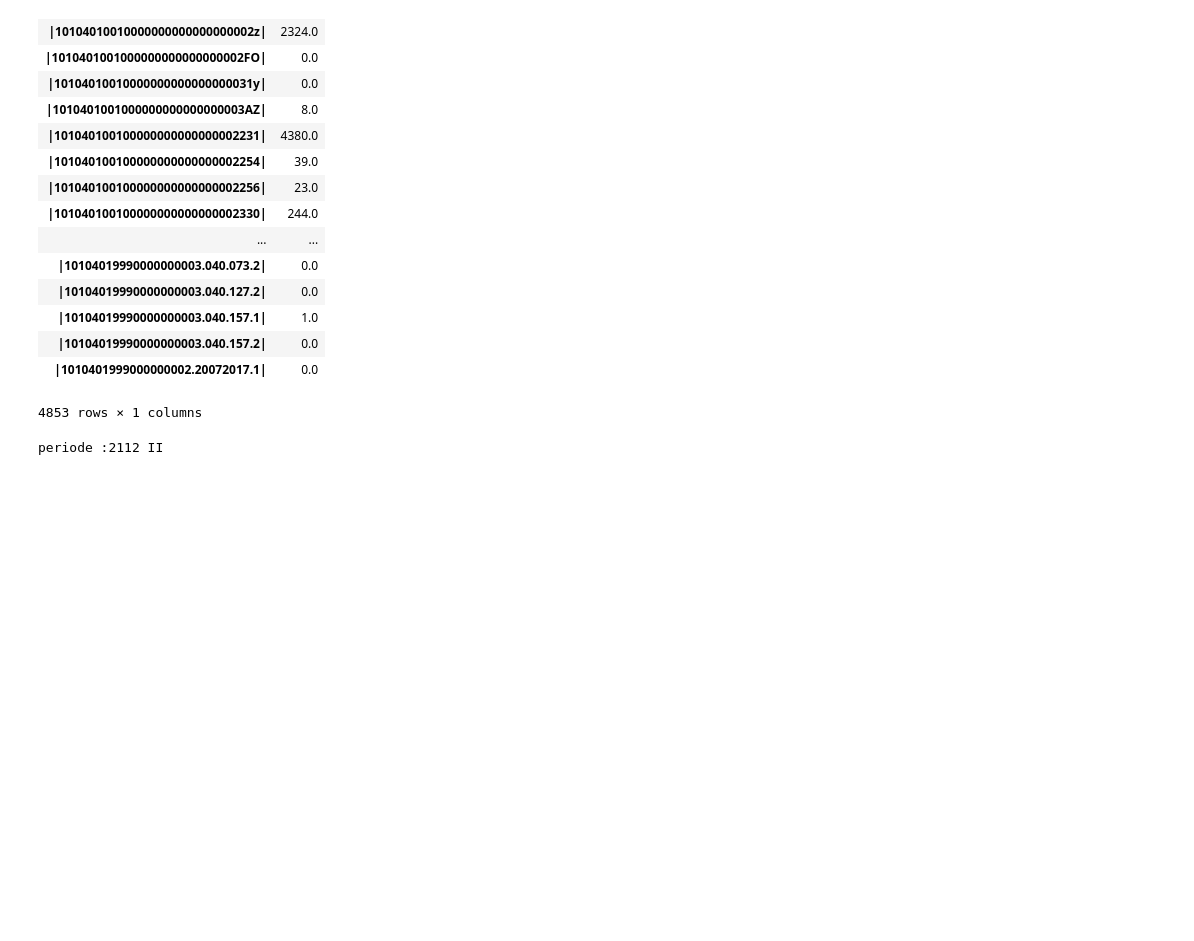
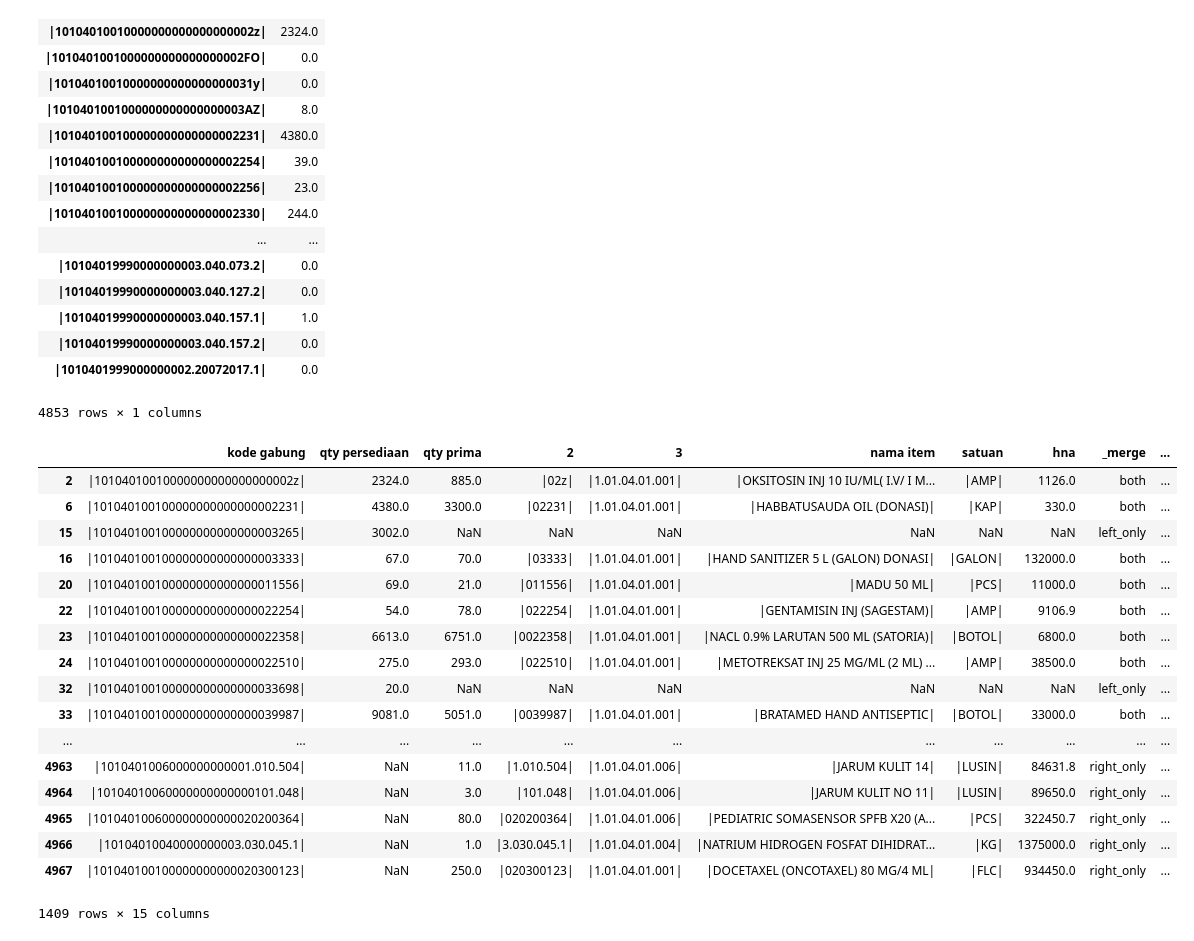
Before and after one commit to siaris/myNotebook, a Jupyter notebook: uji kuantitas.ipynb, the cells around one changed output. Drawn from its saved outputs; the diff is of its cells as text; code cells hidden in the pictures; blank space fills up the shorter version.

```diff
--- a/uji kuantitas.ipynb
+++ b/uji kuantitas.ipynb
@@ -2,11 +2,11 @@
 import pandas as pd
 import numpy as np
 # %%
-DS = pd.read_excel (r'Documents\uji-simak-2101.xls', sheet_name=input("sheet name simak:"), header=None)
+DS = pd.read_excel (r'C:\Users\ARIS\Documents\uji-simak-2101.xls', sheet_name=input("sheet name simak:"), header=None)
 # %% [output]
 sheet name simak:rinci pr 2112 I
 # %%
-DP = pd.read_excel (r'Documents\uji-simak-2101.xls', sheet_name=input("sheet name prima:"), header=None)
+DP = pd.read_excel (r'C:\Users\ARIS\Documents\uji-simak-2101.xls', sheet_name=input("sheet name prima:"), header=None)
 # %% [output]
 sheet name prima:rinci pr 2112
 # %%
@@ -41,30 +41,47 @@ DSG
 # %%
 DResCompare = komparasiDenganDesc(DSG,DP)
 DResCompare.loc[:,'selisih'] = DResCompare['1_y'].fillna(0) - DResCompare['1_x'].fillna(0)
 DResCompare.loc[:,'kodeTrans'] = np.where(DResCompare['selisih'] < 0, '|P02|', '|P01|')
 DResCompare.loc[:,'abs_selisih'] = DResCompare['selisih'].abs()
 DResCompare.loc[:,'nama item'] = "|" + DResCompare[4] + "|"
 DResCompare.loc[:,'satuan'] = "|" + DResCompare[5] + "|"
 DResCompare.loc[:,'hna'] = DResCompare[6]
 
 idTrans = '|024040100415448241KD2021Y0001'
 idx = 0
 #DResCompare.loc[:,'id_trans'] = idTrans + (np.where(DResCompare['selisih'] < 0,'K','M')) + '|'
 
 DResCompare['id_trans'] = DResCompare.iloc[:,1:].astype(str).\
 apply(lambda x: idTrans ,axis=1)
 DResCompare['mk_trans'] = DResCompare.iloc[:,1:].astype(str).\
 apply(lambda x: ('K' if x['kodeTrans'] == '|P02|' else 'M') + '|' ,axis=1)
 DResCompare['tgl_trans'] = DResCompare.iloc[:,1:].astype(str).\
 apply(lambda x: ('31-12-2021 23:00:00' if x['kodeTrans'] == '|P02|' else '01-12-2021 23:00:00'),axis=1)
 
 DResCompare.rename(columns={"key_0": "kode gabung", "1_x": "qty persediaan", "1_y": "qty prima"\
                            }, inplace = True)
 
 DResCompare[['kode gabung','qty persediaan','qty prima',2,3,'nama item','satuan','hna',\
              '_merge','selisih','kodeTrans','abs_selisih','id_trans','mk_trans','tgl_trans']]\
 [((DResCompare['_merge'] != 'both') | ((DResCompare['_merge'] == 'both')\
             & (DResCompare['qty persediaan'] != DResCompare['qty prima']))) & (DResCompare['selisih'] != 0)]\
-    .to_excel (r'Documents\hasil-uji-simak-'+input('periode :')+'.xls', index = False, header=True)
+    #.to_excel (r'Documents\hasil-uji-simak-'+input('periode :')+'.xls', index = False, header=True)
 # %% [output]
+|  | kode gabung | qty persediaan | qty prima | 2 | 3 | nama item | satuan | hna | _merge | ... |
+| 2 | |10104010010000000000000000002z| | 2324.0 | 885.0 | |02z| | |1.01.04.01.001| | |OKSITOSIN INJ 10 IU/ML( I.V/ I M... | |AMP| | 1126.0 | both | ... |
+| 6 | |101040100100000000000000002231| | 4380.0 | 3300.0 | |02231| | |1.01.04.01.001| | |HABBATUSAUDA OIL (DONASI)| | |KAP| | 330.0 | both | ... |
+| 15 | |101040100100000000000000003265| | 3002.0 | NaN | NaN | NaN | NaN | NaN | NaN | left_only | ... |
+| 16 | |101040100100000000000000003333| | 67.0 | 70.0 | |03333| | |1.01.04.01.001| | |HAND SANITIZER 5 L (GALON) DONASI| | |GALON| | 132000.0 | both | ... |
+| 20 | |101040100100000000000000011556| | 69.0 | 21.0 | |011556| | |1.01.04.01.001| | |MADU 50 ML| | |PCS| | 11000.0 | both | ... |
+| 22 | |101040100100000000000000022254| | 54.0 | 78.0 | |022254| | |1.01.04.01.001| | |GENTAMISIN INJ (SAGESTAM)| | |AMP| | 9106.9 | both | ... |
+| 23 | |101040100100000000000000022358| | 6613.0 | 6751.0 | |0022358| | |1.01.04.01.001| | |NACL 0.9% LARUTAN 500 ML (SATORIA)| | |BOTOL| | 6800.0 | both | ... |
+| 24 | |101040100100000000000000022510| | 275.0 | 293.0 | |022510| | |1.01.04.01.001| | |METOTREKSAT INJ 25 MG/ML (2 ML) ... | |AMP| | 38500.0 | both | ... |
+| 32 | |101040100100000000000000033698| | 20.0 | NaN | NaN | NaN | NaN | NaN | NaN | left_only | ... |
+| 33 | |101040100100000000000000039987| | 9081.0 | 5051.0 | |0039987| | |1.01.04.01.001| | |BRATAMED HAND ANTISEPTIC| | |BOTOL| | 33000.0 | both | ... |
+| ... | ... | ... | ... | ... | ... | ... | ... | ... | ... | ... |
+| 4963 | |1010401006000000000001.010.504| | NaN | 11.0 | |1.010.504| | |1.01.04.01.006| | |JARUM KULIT 14| | |LUSIN| | 84631.8 | right_only | ... |
+| 4964 | |10104010060000000000000101.048| | NaN | 3.0 | |101.048| | |1.01.04.01.006| | |JARUM KULIT NO 11| | |LUSIN| | 89650.0 | right_only | ... |
+| 4965 | |101040100600000000000020200364| | NaN | 80.0 | |020200364| | |1.01.04.01.006| | |PEDIATRIC SOMASENSOR SPFB X20 (A... | |PCS| | 322450.7 | right_only | ... |
+| 4966 | |10104010040000000003.030.045.1| | NaN | 1.0 | |3.030.045.1| | |1.01.04.01.004| | |NATRIUM HIDROGEN FOSFAT DIHIDRAT... | |KG| | 1375000.0 | right_only | ... |
+| 4967 | |101040100100000000000020300123| | NaN | 250.0 | |020300123| | |1.01.04.01.001| | |DOCETAXEL (ONCOTAXEL) 80 MG/4 ML| | |FLC| | 934450.0 | right_only | ... |
-periode :2112 II
+1409 rows × 15 columns
```
